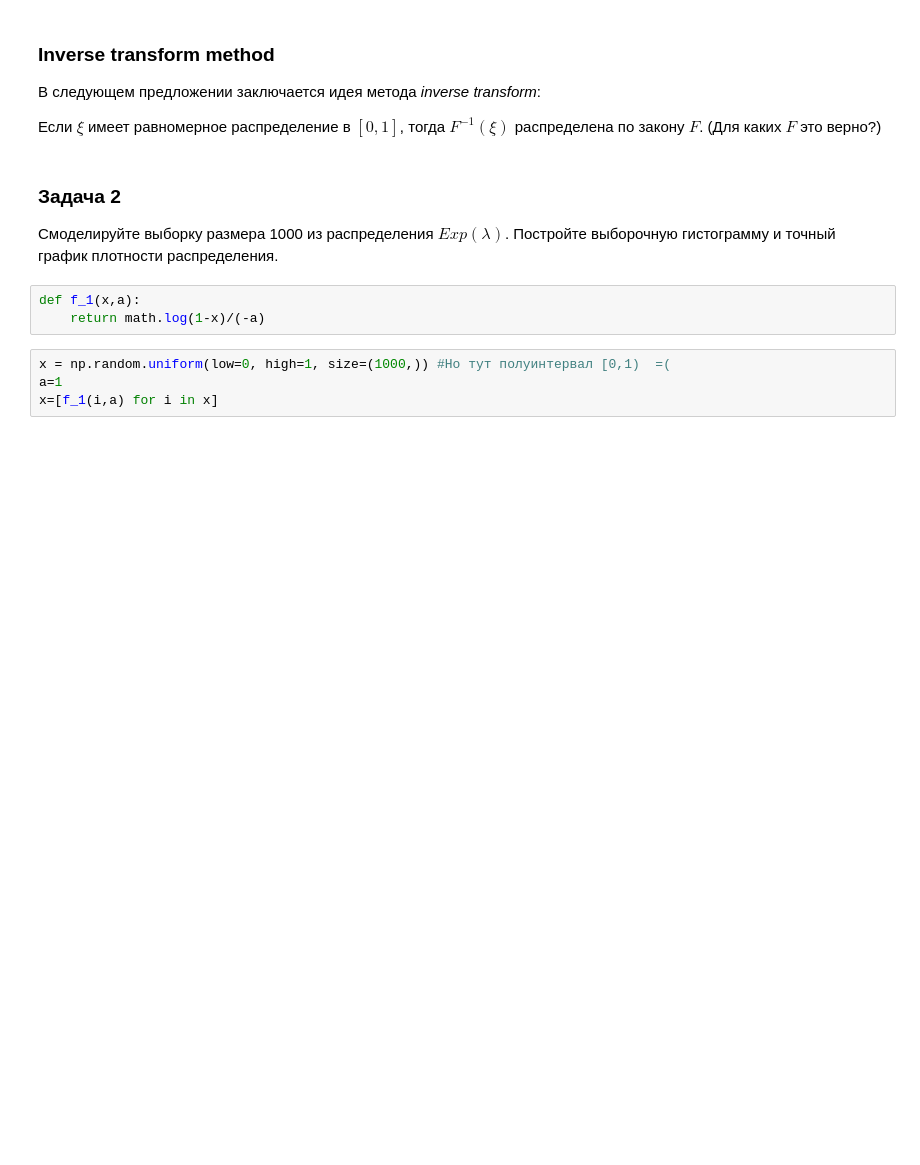
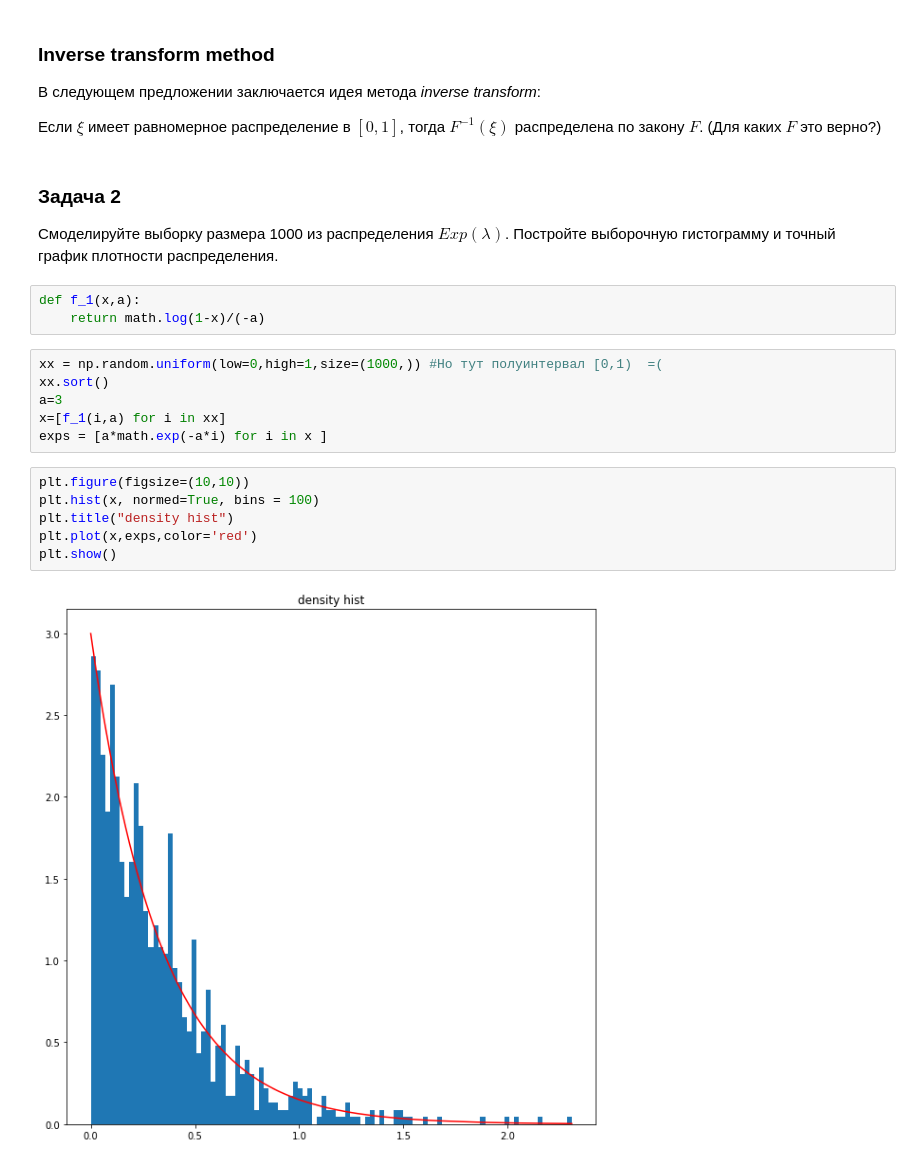
Before and after one commit to Verdangeta/Hometask, a Jupyter notebook: Homework_5.ipynb, the cells around one changed output. Drawn from its saved outputs; the diff is of its cells as text; blank space fills up the shorter version.

```diff
--- a/Homework_5.ipynb
+++ b/Homework_5.ipynb
@@ -76,6 +76,16 @@ plt.show()
 def f_1(x,a):
     return math.log(1-x)/(-a)
 # %%
-x = np.random.uniform(low=0, high=1, size=(1000,)) #Но тут полуинтервал [0,1)  =(
-a=1
-x=[f_1(i,a) for i in x]
+xx = np.random.uniform(low=0,high=1,size=(1000,)) #Но тут полуинтервал [0,1)  =(
+xx.sort()
+a=3
+x=[f_1(i,a) for i in xx]
+exps = [a*math.exp(-a*i) for i in x ]
+# %%
+plt.figure(figsize=(10,10))
+plt.hist(x, normed=True, bins = 100)
+plt.title("density hist")
+plt.plot(x,exps,color='red')
+plt.show()
+# %% [output]
+[figure, added]
```
Also changed, not shown: parts of 33 cells of this notebook.
